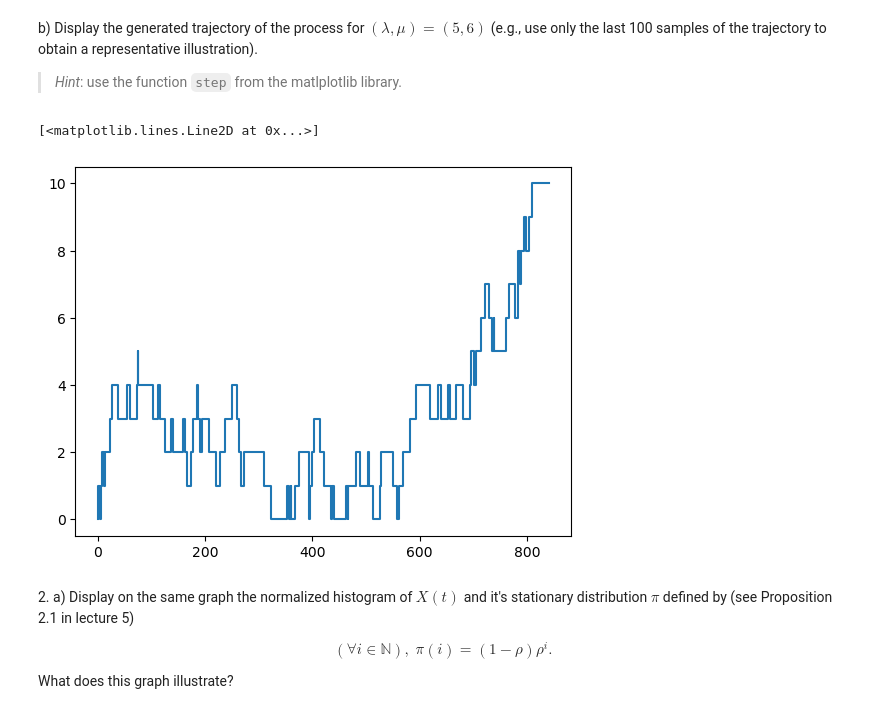
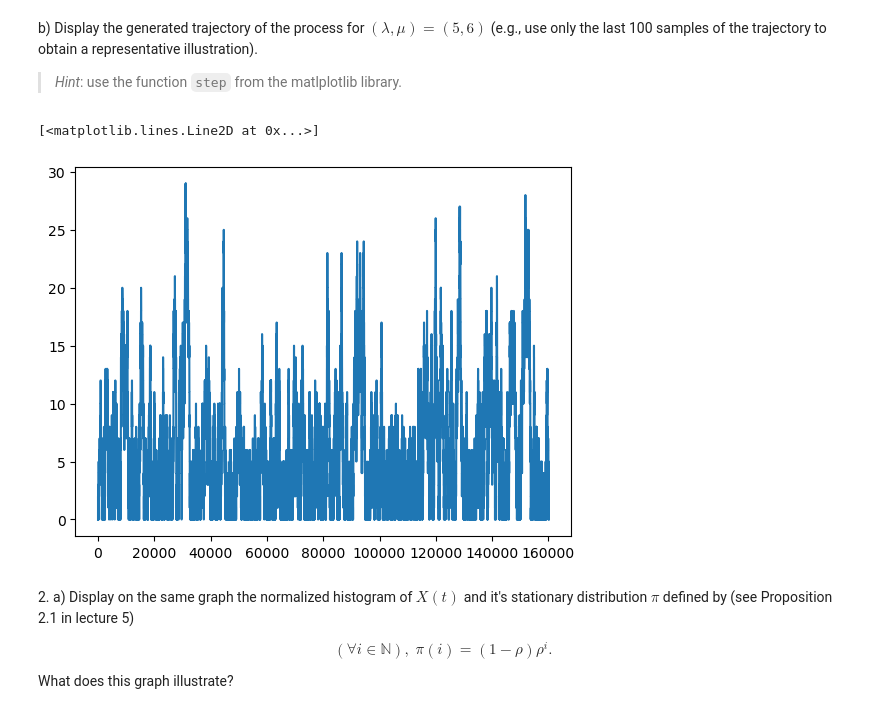
Before and after one commit to VictorNiaussat/MarkovChain, a Jupyter notebook: lab2_markov_students/lab2_notebook.ipynb, the cells around one changed output. Drawn from its saved outputs; the diff is of its cells as text; code cells hidden in the pictures.

```diff
--- a/lab2_markov_students/lab2_notebook.ipynb
+++ b/lab2_markov_students/lab2_notebook.ipynb
@@ -123,14 +123,14 @@ b) Display the generated trajectory of the process for $(\lambda,\mu) = (5, 6)$
 # %%
 lambd_mm1inf = 5
 mu_mm1inf = 6
-rng = np.random.default_rng(1200)
+rng = np.random.default_rng(12)
 rho_mm1inf = lambd_mm1inf/mu_mm1inf
 
-X_mm1inf,T_mm1inf = run_mm1inf(lambd_mm1inf, mu_mm1inf, rng, niter=100)
+X_mm1inf,T_mm1inf = run_mm1inf(lambd_mm1inf, mu_mm1inf, rng, niter=20000)
 plt.step(T_mm1inf,X_mm1inf)
 # %% [output]
 [<matplotlib.lines.Line2D at 0x...>]
-[figure, old version]
+[figure, new version]
 # %% [markdown]
 2\. a) Display on the same graph the normalized histogram of $X(t)$ and it's stationary distribution $\pi$ defined by (see Proposition 2.1 in lecture 5)
 
```
Also changed, not shown: parts of 8 cells of this notebook, 2 other files.
